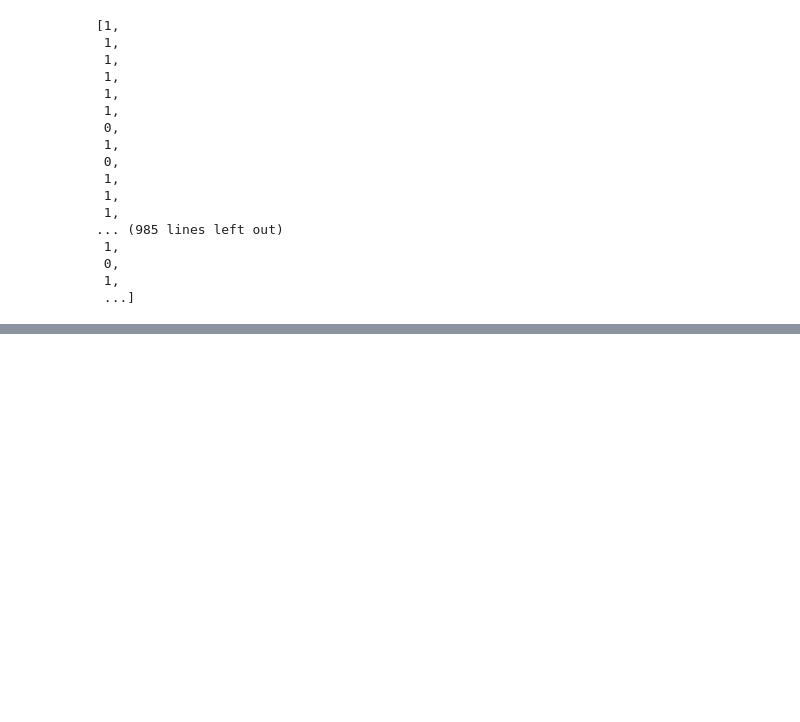
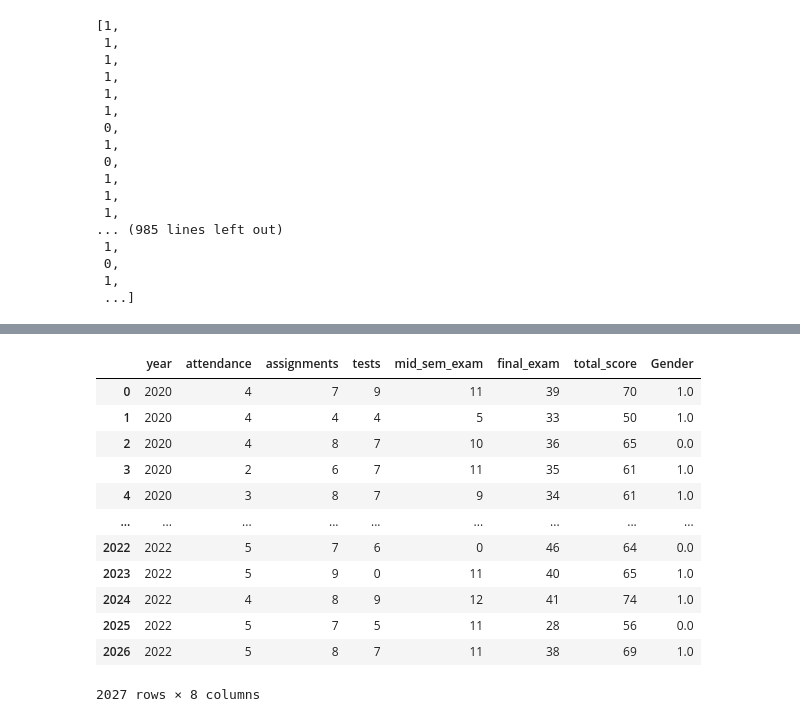
Before and after one commit to osoisi/Basics-of-MI, a Jupyter notebook: Student Performance INSY107/Student Performance INSY107.ipynb, the cells around one changed output, grey strips where cells are left out. Drawn from its saved outputs; the diff is of its cells as text; code cells hidden in the pictures; blank space fills up the shorter version.

```diff
--- a/Student Performance INSY107/Student Performance INSY107.ipynb
+++ b/Student Performance INSY107/Student Performance INSY107.ipynb
@@ -89,0 +100,16 @@ sns.heatmap(dfcorr)
+# %%
+df[['year',	'attendance',	'assignments',	'tests',	'mid_sem_exam',	'final_exam',	'total_score', 'Gender'	]]
+# %% [output]
+|  | year | attendance | assignments | tests | mid_sem_exam | final_exam | total_score | Gender |
+| 0 | 2020 | 4 | 7 | 9 | 11 | 39 | 70 | 1.0 |
+| 1 | 2020 | 4 | 4 | 4 | 5 | 33 | 50 | 1.0 |
+| 2 | 2020 | 4 | 8 | 7 | 10 | 36 | 65 | 0.0 |
+| 3 | 2020 | 2 | 6 | 7 | 11 | 35 | 61 | 1.0 |
+| 4 | 2020 | 3 | 8 | 7 | 9 | 34 | 61 | 1.0 |
+| ... | ... | ... | ... | ... | ... | ... | ... | ... |
+| 2022 | 2022 | 5 | 7 | 6 | 0 | 46 | 64 | 0.0 |
+| 2023 | 2022 | 5 | 9 | 0 | 11 | 40 | 65 | 1.0 |
+| 2024 | 2022 | 4 | 8 | 9 | 12 | 41 | 74 | 1.0 |
+| 2025 | 2022 | 5 | 7 | 5 | 11 | 28 | 56 | 0.0 |
+| 2026 | 2022 | 5 | 8 | 7 | 11 | 38 | 69 | 1.0 |
+2027 rows × 8 columns
```
Also changed, not shown: parts of 3 cells of this notebook.
